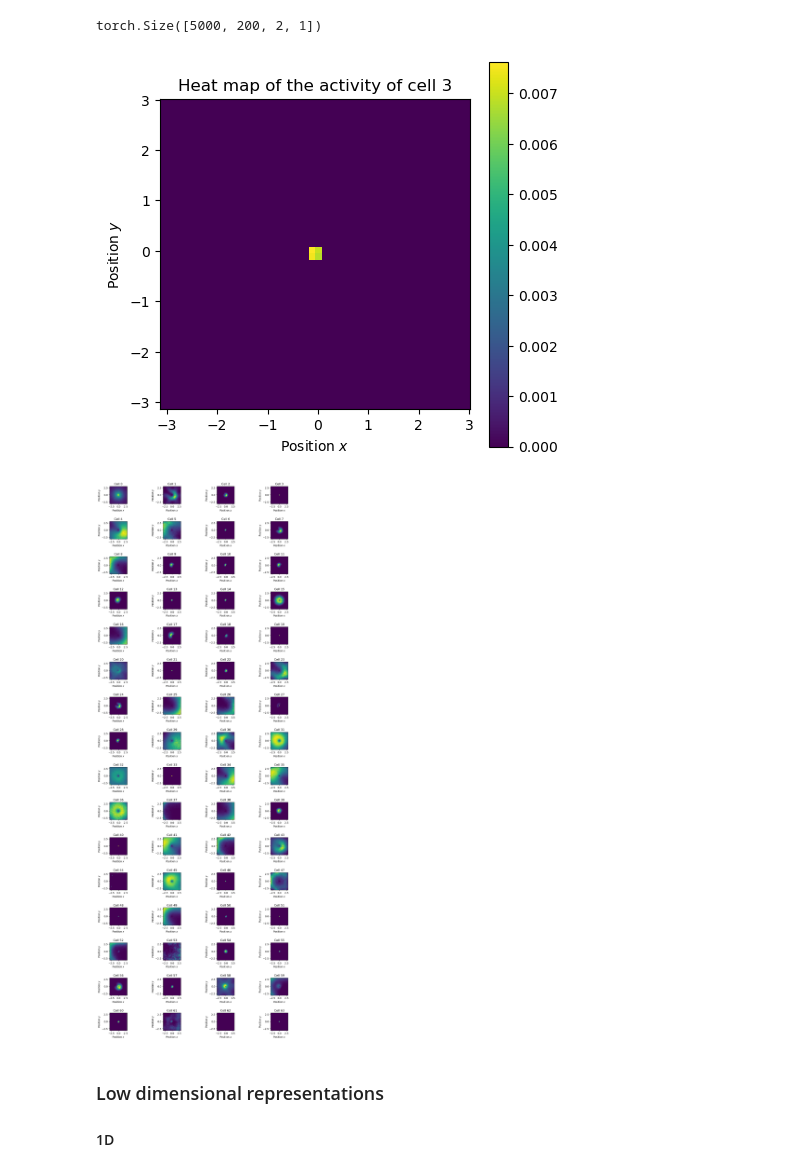
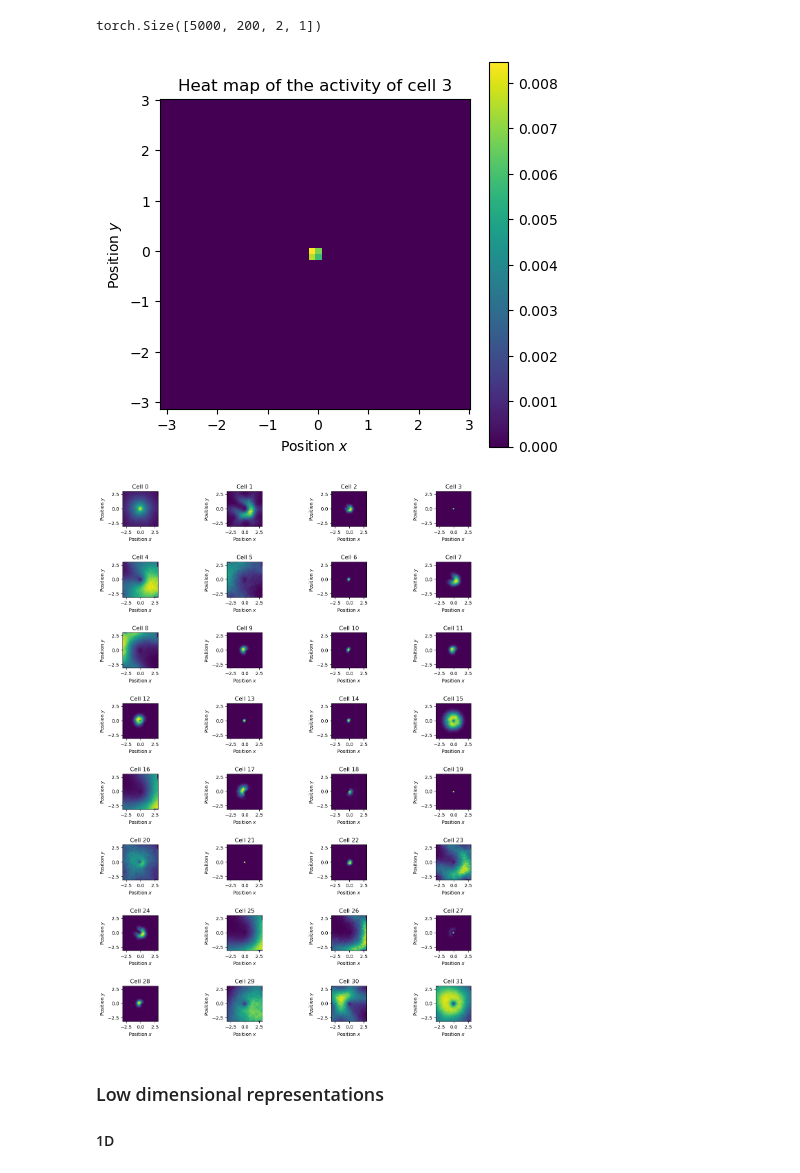
Before and after one commit to bioAI-Oslo/RNN-Adding-Problem-Representations, a Jupyter notebook: notebooks/summer.ipynb, the cells around one changed output. Drawn from its saved outputs; the diff is of its cells as text; code cells hidden in the pictures.

```diff
--- a/notebooks/summer.ipynb
+++ b/notebooks/summer.ipynb
@@ -137,10 +137,10 @@ torch.Size([5000, 200, 2, 1])
 # %%
 activity, bin_edges_x, bin_edges_y = tuning_curve_23D(model1,bins=50, in_activity=(data, labels))
 # %%
-plot_2D_tuning_curve_2(activity,bin_edges_x, bin_edges_y,k_test=3,plot_head_frac=1/2,scale_to_one=False,more_plots=True)
+plot_2D_tuning_curve_2(activity,bin_edges_x, bin_edges_y,k_test=3,plot_head_frac=1/4,scale_to_one=False,more_plots=True)
 # %% [output]
-[figure, old version]
+[figure, new version]
-[figure, old version]
+[figure, new version]
 # %% [markdown]
 ### Low dimensional representations
 
```
Also changed, not shown: parts of 12 cells of this notebook, 1 other file.
